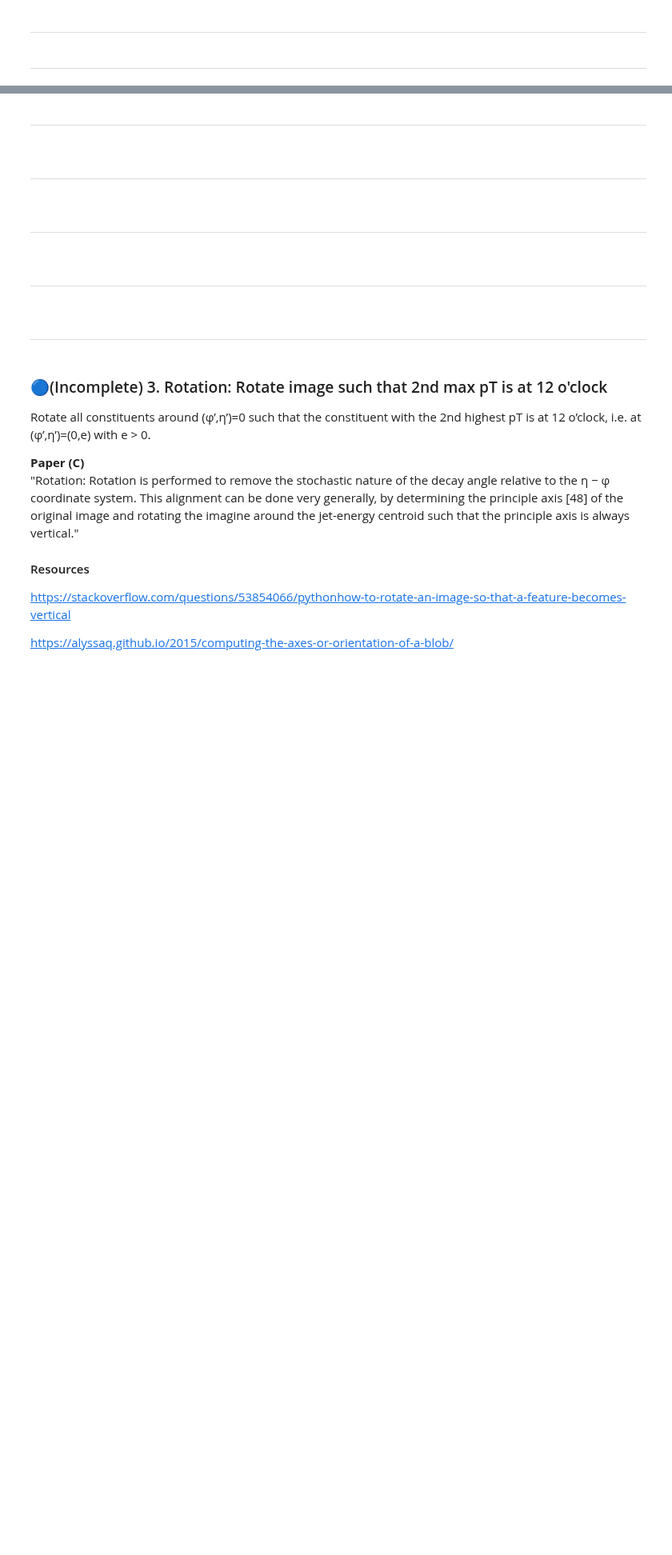
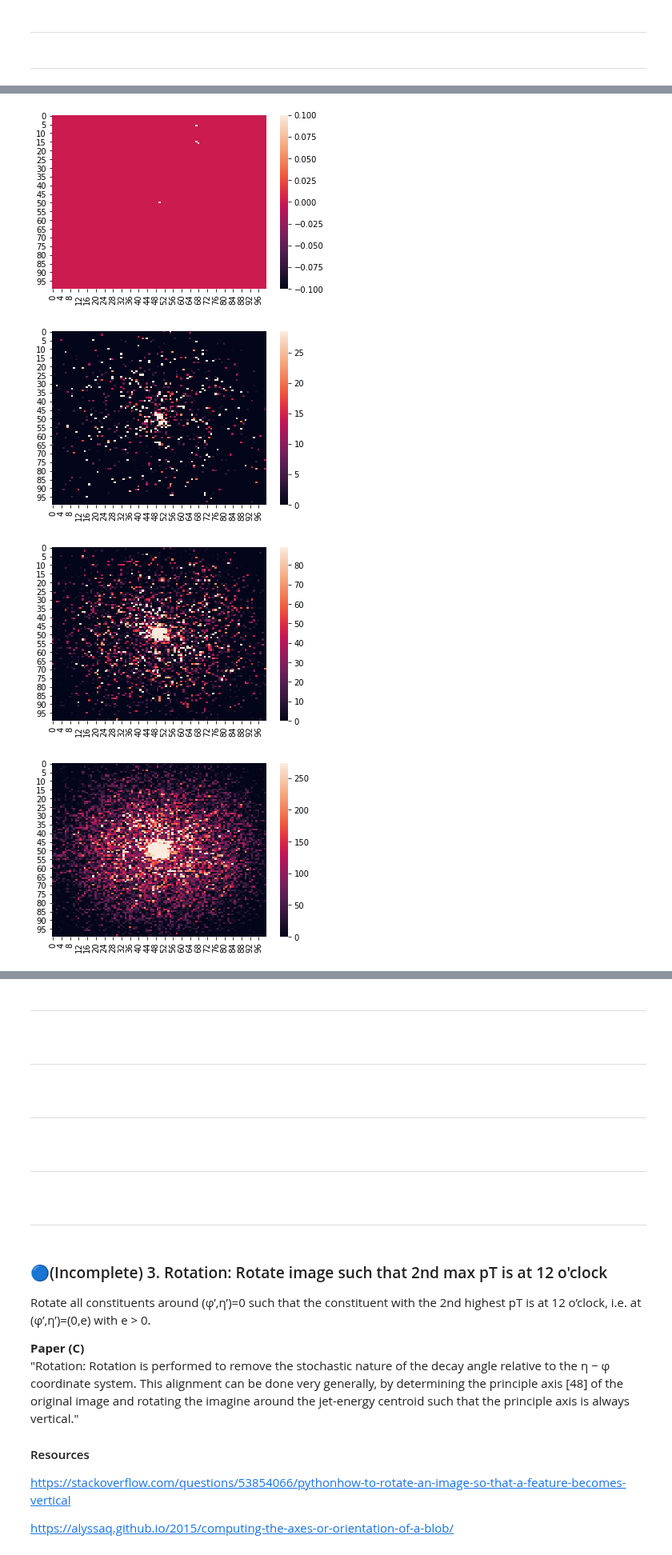
Before and after one commit to johngeorgousis/jet-classifier, a Jupyter notebook: MAIN.ipynb, the cells around one changed output, grey strips where cells are left out. Shown at 80% size. Drawn from its saved outputs; the diff is of its cells as text; code cells hidden in the pictures; blank space fills up the shorter version.

Commit message:
feat: implement loop that progressively builds the image by reading it from the file (no memory load)

```diff
--- a/MAIN.ipynb
+++ b/MAIN.ipynb
@@ -679,23 +626,27 @@ def extract_max123(event1):
-# %%
-maxpt1 = []
-maxpt2 = []
-maxpt3 = []
-
-start = time.time()
-
-# For all events, add maxima to & coordinates to list
-for i in range(events):
-    maxpt1.append(extract_max123(mydata_prep.iloc[i])[0])
-    maxpt2.append(extract_max123(mydata_prep.iloc[i])[1])
-    maxpt3.append(extract_max123(mydata_prep.iloc[i])[2])
-
-# Turn lists into DataFrames
-max1 = pd.DataFrame(maxpt1)
-max2 = pd.DataFrame(maxpt2)
-max3 = pd.DataFrame(maxpt3)
-
-# Create list of DataFrames containing all df for the 3 maxima
-max123 = [max1, max2, max3]
-
-end = time.time()
-print('Time taken: {0:.2f}s'.format(end-start))
+# %%
+pixels = 100
+frequency = [1, 100, 500, 3000, 8000, 12000]
+image = np.zeros((pixels, pixels))
+a = 0
+with open("tth_semihad.dat") as infile:
+    for line in infile:
+        a += 1
+        event=line.strip().split()
+        event = pd.Series(event)                    # Turn into Series
+        event = preprocess(event)                   # Preprocess
+        max123 = extract_max123(event)              # Extract maxima
+        event = center(event, max123)               # Center
+        #event = rotate(event, max123)              # Rotate
+        #event = flip(event, max123)                # Flip
+        event = create_image(event, pixels=pixels)  # Create image
+        event = event.to_numpy()                    # Turn image to ndarray
+        image += event                              # Add event image to average image
+        event = max123 = None                       # Delete from memory
+        if a in frequency:
+            sns.heatmap(image, robust=True)
+            plt.show()
+# %% [output]
+[figure, added]
+[figure, added]
+[figure, added]
+[figure, added]
```
Also changed, not shown: parts of 13 cells of this notebook, 1 other file.
